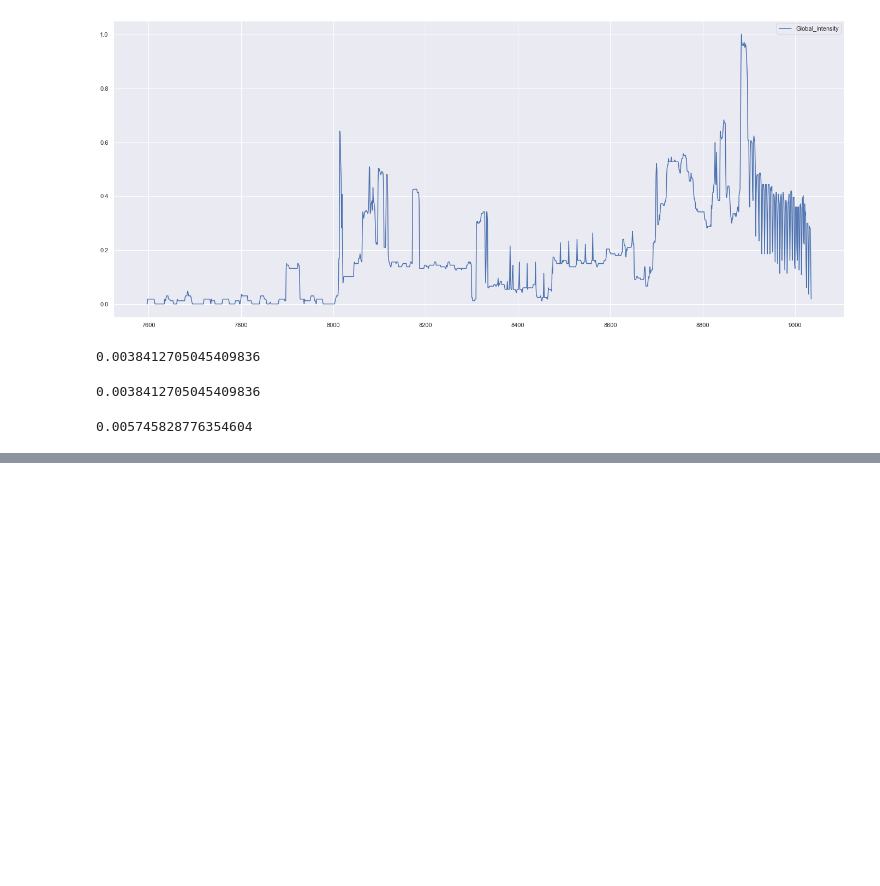
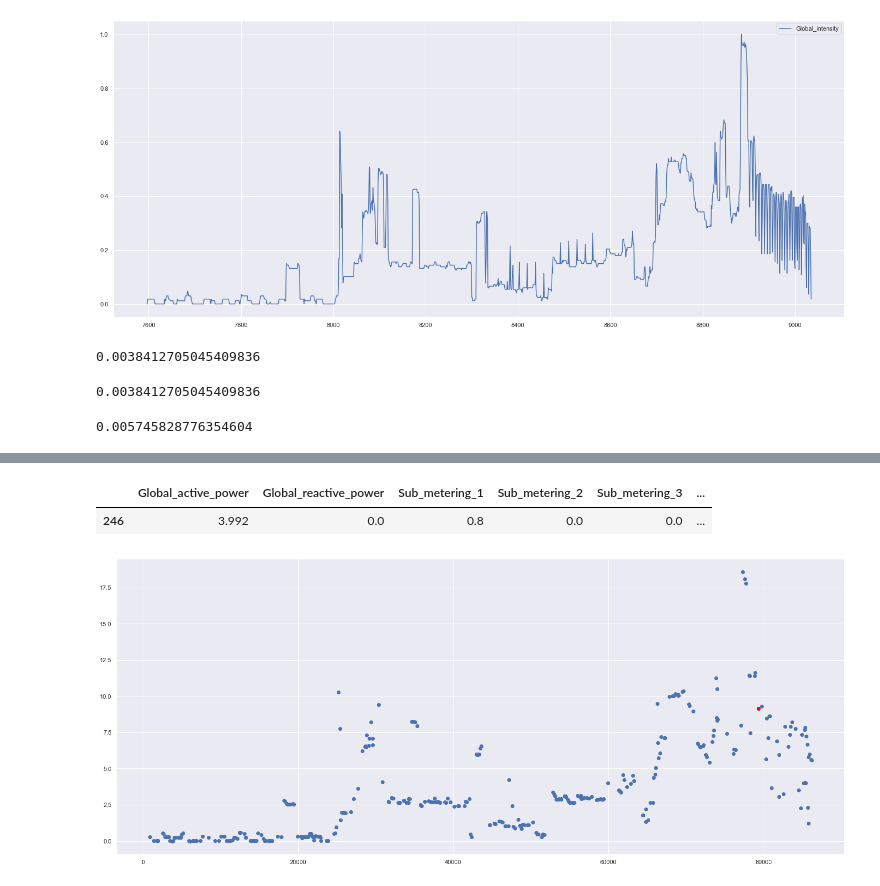
Before and after one commit to tech-david/DSC570, a Jupyter notebook: Topic5/Topic5.ipynb, the cells around one changed output, grey strips where cells are left out. Drawn from its saved outputs; the diff is of its cells as text; code cells hidden in the pictures; blank space fills up the shorter version.

```diff
--- a/Topic5/Topic5.ipynb
+++ b/Topic5/Topic5.ipynb
@@ -477,0 +461,2 @@ plt.show()
+# %%
+df_friday_dec_22_predictions = df_friday_dec_22_predictions.drop(columns=['Seconds'])
@@ -477,0 +479,12 @@ plt.show()
+# %%
+df_friday_dec_22_predictions = scaler.inverse_transform(df_friday_dec_22_predictions)
+# %%
+df_friday_dec_22_predictions = pd.DataFrame(df_friday_dec_22_predictions,
+                                  columns=['Global_active_power',
+                                           'Global_reactive_power',
+                                           'Sub_metering_1',
+                                           'Sub_metering_2',
+                                           'Sub_metering_3',
+                                           'Global_intensity'])
+# %%
+df_friday_dec_22_predictions = df_friday_dec_22_predictions.assign(Seconds=df_friday_dec_22_predictions_seconds.values)
@@ -477,0 +507,11 @@ plt.show()
+# %%
+df_friday_dec_22_predictions.loc[(df_friday_dec_22_predictions['Seconds']==79320)]
+# %% [output]
+|  | Global_active_power | Global_reactive_power | Sub_metering_1 | Sub_metering_2 | Sub_metering_3 | ... |
+| 246 | 3.992 | 0.0 | 0.8 | 0.0 | 0.0 | ... |
+# %%
+plt.scatter(df_friday_dec_22_predictions['Seconds'], df_friday_dec_22_predictions['Global_intensity'])
+plt.scatter(79320, 9.153735, color='red')
+plt.show();
+# %% [output]
+[figure, added]
```
Also changed, not shown: parts of 41 cells of this notebook.
